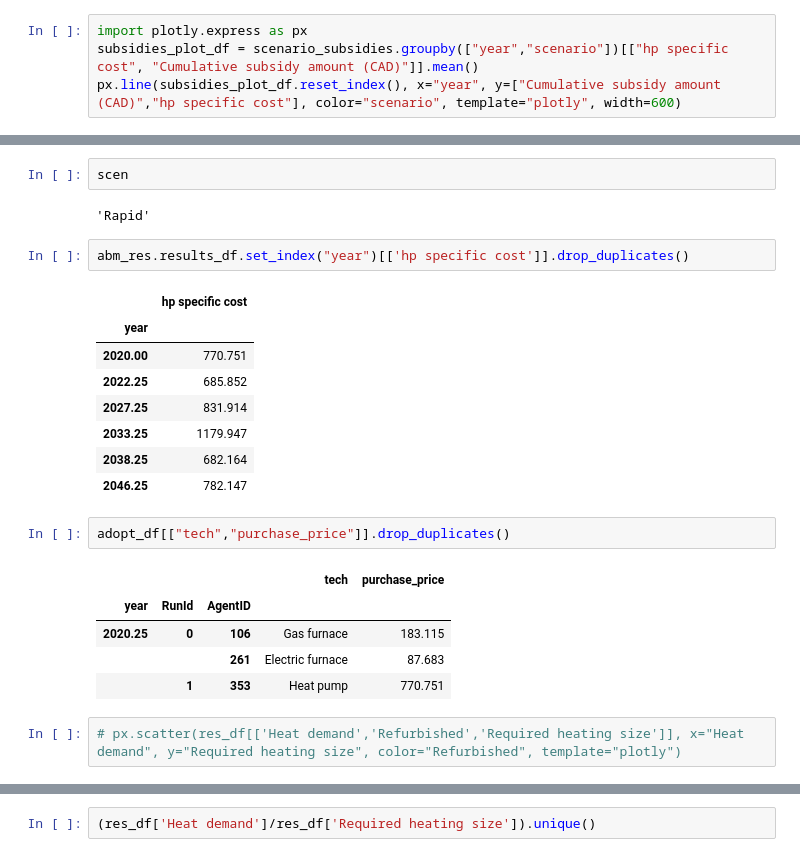
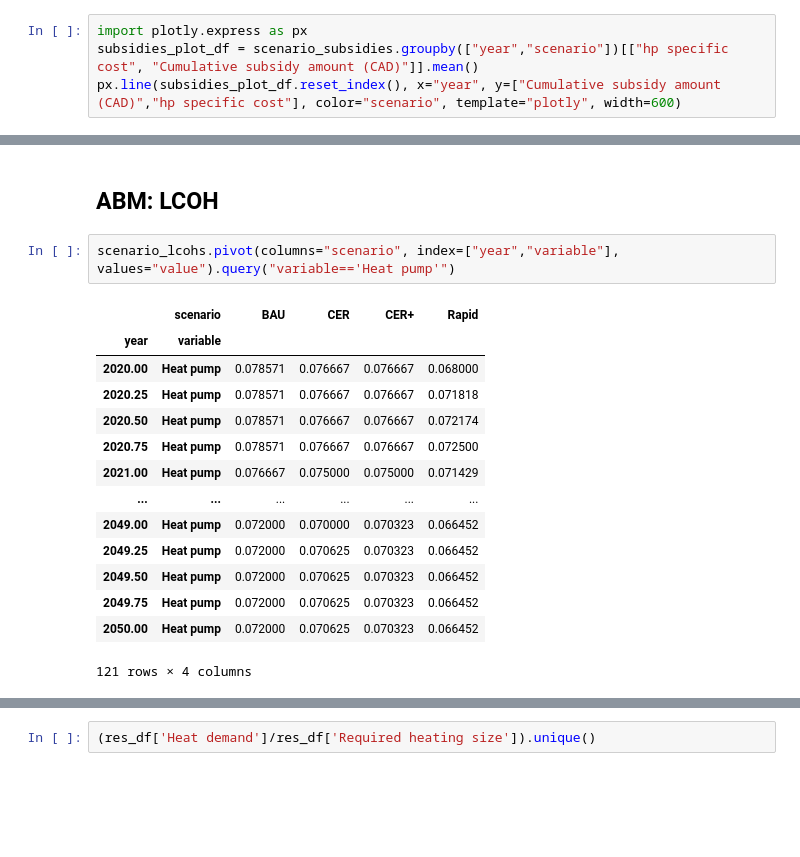
Before and after one commit to david-huck/canadopt, a Jupyter notebook: sandbox.ipynb, the cells around one changed output, grey strips where cells are left out. Drawn from its saved outputs; the diff is of its cells as text; blank space fills up the shorter version.

```diff
--- a/sandbox.ipynb
+++ b/sandbox.ipynb
@@ -390,25 +390,19 @@ lcoh_df.head()
-# %%
-scen
-# %% [output]
-'Rapid'
-# %%
-abm_res.results_df.set_index("year")[['hp specific cost']].drop_duplicates()
-# %% [output]
-|  | hp specific cost |
-| year |  |
-| 2020.00 | 770.751 |
-| 2022.25 | 685.852 |
-| 2027.25 | 831.914 |
-| 2033.25 | 1179.947 |
-| 2038.25 | 682.164 |
-| 2046.25 | 782.147 |
-# %%
-adopt_df[["tech","purchase_price"]].drop_duplicates()
-# %% [output]
-|  |  |  | tech | purchase_price |
-| year | RunId | AgentID |  |  |
-| 2020.25 | 0 | 106 | Gas furnace | 183.115 |
-|  |  | 261 | Electric furnace | 87.683 |
-|  | 1 | 353 | Heat pump | 770.751 |
-# %%
-# px.scatter(res_df[['Heat demand','Refurbished','Required heating size']], x="Heat demand", y="Required heating size", color="Refurbished", template="plotly")
+# %% [markdown]
+## ABM: LCOH
+# %%
+scenario_lcohs.pivot(columns="scenario", index=["year","variable"], values="value").query("variable=='Heat pump'")
+# %% [output]
+|  | scenario | BAU | CER | CER+ | Rapid |
+| year | variable |  |  |  |  |
+| 2020.00 | Heat pump | 0.078571 | 0.076667 | 0.076667 | 0.068000 |
+| 2020.25 | Heat pump | 0.078571 | 0.076667 | 0.076667 | 0.071818 |
+| 2020.50 | Heat pump | 0.078571 | 0.076667 | 0.076667 | 0.072174 |
+| 2020.75 | Heat pump | 0.078571 | 0.076667 | 0.076667 | 0.072500 |
+| 2021.00 | Heat pump | 0.076667 | 0.075000 | 0.075000 | 0.071429 |
+| ... | ... | ... | ... | ... | ... |
+| 2049.00 | Heat pump | 0.072000 | 0.070000 | 0.070323 | 0.066452 |
+| 2049.25 | Heat pump | 0.072000 | 0.070625 | 0.070323 | 0.066452 |
+| 2049.50 | Heat pump | 0.072000 | 0.070625 | 0.070323 | 0.066452 |
+| 2049.75 | Heat pump | 0.072000 | 0.070625 | 0.070323 | 0.066452 |
+| 2050.00 | Heat pump | 0.072000 | 0.070625 | 0.070323 | 0.066452 |
+121 rows × 4 columns
```
Also changed, not shown: parts of 36 cells of this notebook.
